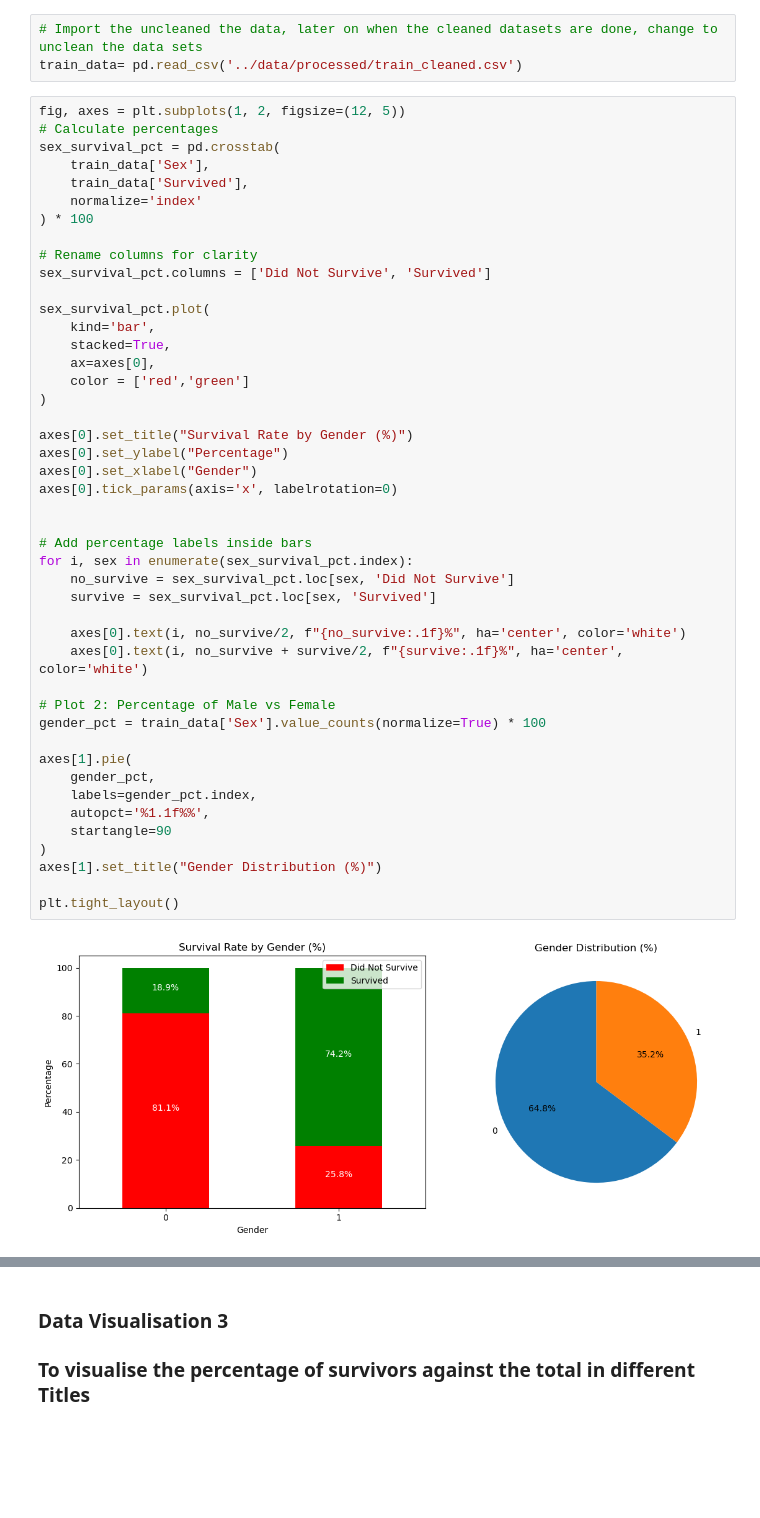
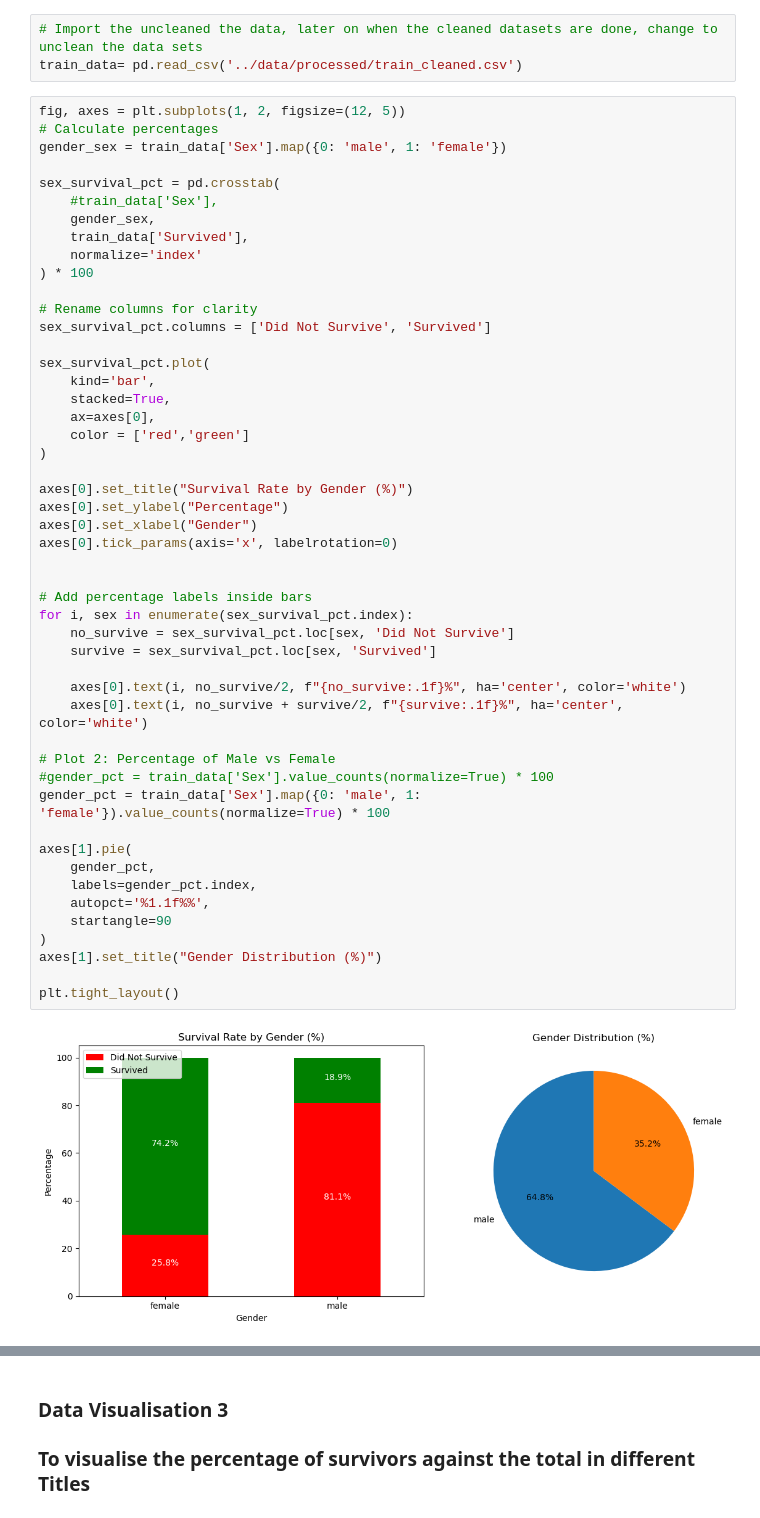
Before and after one commit to teritox/Titanic-Capstone-Project, a Jupyter notebook: ml/notebooks/04_eda_visualization.ipynb, the cells around one changed output, grey strips where cells are left out. Drawn from its saved outputs; the diff is of its cells as text; blank space fills up the shorter version.

Commit message:
replace 0/1 with female/male in gender plot

```diff
--- a/ml/notebooks/04_eda_visualization.ipynb
+++ b/ml/notebooks/04_eda_visualization.ipynb
@@ -9,8 +9,11 @@ train_data= pd.read_csv('../data/processed/train_cleaned.csv')
 # %%
 fig, axes = plt.subplots(1, 2, figsize=(12, 5))
 # Calculate percentages
+gender_sex = train_data['Sex'].map({0: 'male', 1: 'female'})
+
 sex_survival_pct = pd.crosstab(
-    train_data['Sex'],
+    #train_data['Sex'],
+    gender_sex,
     train_data['Survived'],
     normalize='index'
 ) * 100
@@ -24,32 +27,33 @@ sex_survival_pct.plot(
     ax=axes[0],
     color = ['red','green']
 )
 
 axes[0].set_title("Survival Rate by Gender (%)")
 axes[0].set_ylabel("Percentage")
 axes[0].set_xlabel("Gender")
 axes[0].tick_params(axis='x', labelrotation=0)
 
 
 # Add percentage labels inside bars
 for i, sex in enumerate(sex_survival_pct.index):
     no_survive = sex_survival_pct.loc[sex, 'Did Not Survive']
     survive = sex_survival_pct.loc[sex, 'Survived']
 
     axes[0].text(i, no_survive/2, f"{no_survive:.1f}%", ha='center', color='white')
     axes[0].text(i, no_survive + survive/2, f"{survive:.1f}%", ha='center', color='white')
 
 # Plot 2: Percentage of Male vs Female
-gender_pct = train_data['Sex'].value_counts(normalize=True) * 100
+#gender_pct = train_data['Sex'].value_counts(normalize=True) * 100
+gender_pct = train_data['Sex'].map({0: 'male', 1: 'female'}).value_counts(normalize=True) * 100
 
 axes[1].pie(
     gender_pct,
     labels=gender_pct.index,
     autopct='%1.1f%%',
     startangle=90
 )
 axes[1].set_title("Gender Distribution (%)")
 
 plt.tight_layout()
 # %% [output]
-[figure, old version]
+[figure, new version]
```
Also changed, not shown: parts of 3 cells of this notebook.
